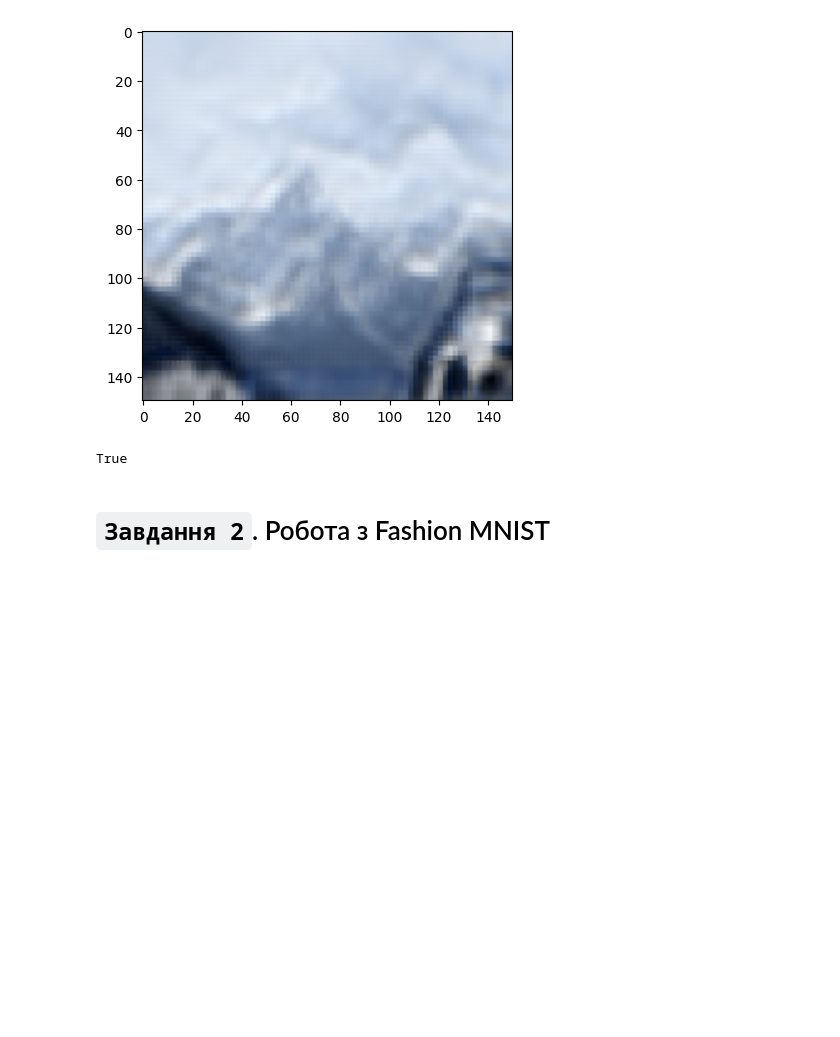
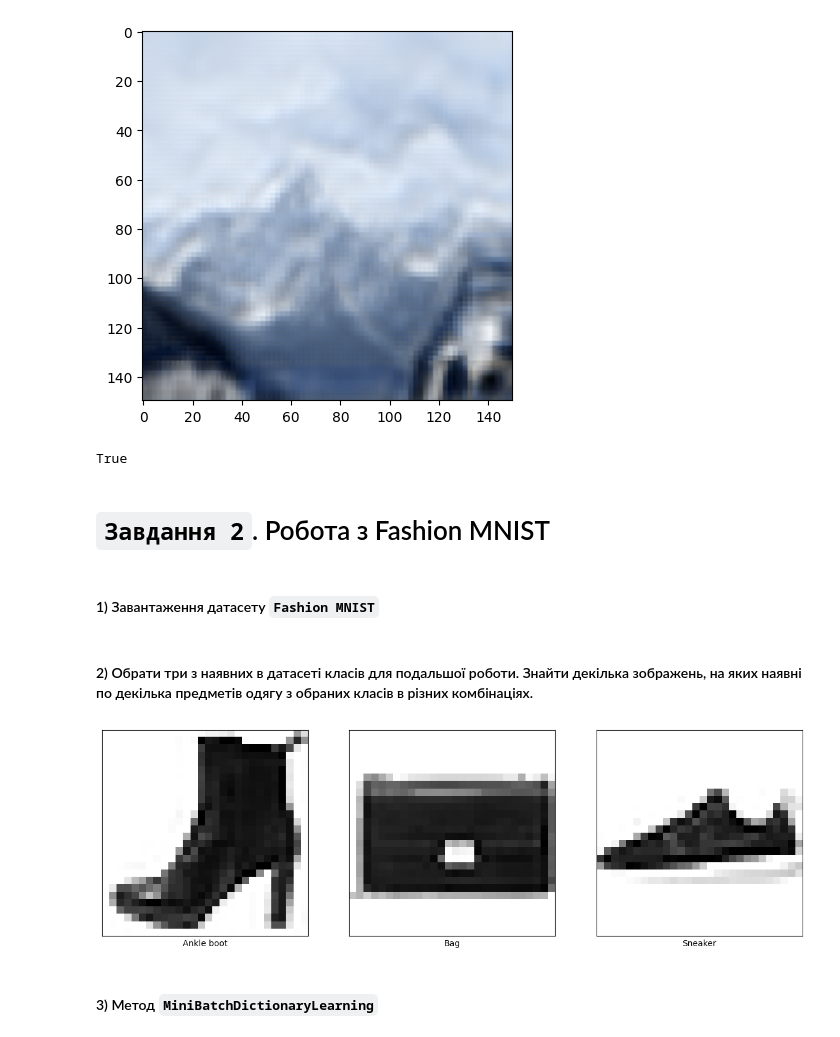
Before and after one commit to ulyagram77/Intelligent_Data_Analysis_Labs, a Jupyter notebook: Laboratorna6/lab6.ipynb, the cells around one changed output. Cells and saved outputs as stored; diff of their text form; code cells hidden in the pictures; blank space fills up the shorter version.

```diff
--- a/Laboratorna6/lab6.ipynb
+++ b/Laboratorna6/lab6.ipynb
@@ -248,3 +252,40 @@ Mean Squared Error (MSE): 34153.51037200692
 True
 # %% [markdown]
 # **`Завдання 2`**. Робота з Fashion MNIST
+# %% [markdown]
+#### 1) Завантаження датасету `Fashion MNIST`
+# %%
+(X_train, y_train), (_, _) = fashion_mnist.load_data()
+# %%
+selected_classes = [9, 8, 7]
+X_train_select = X_train[np.isin(y_train, selected_classes)]
+y_train_select = y_train[np.isin(y_train, selected_classes)]
+
+X_train_shuff, _, y_train_shuff, _ = train_test_split(X_train_select, y_train_select, test_size=0.1, random_state=42, stratify=y_train_select)
+
+X_train_shuff = X_train_shuff[:900]
+y_train_shuff = y_train_shuff[:900]
+# %% [markdown]
+#### 2) Обрати три з наявних в датасетi класiв для подальшої роботи. Знайти декiлька зображень, на яких наявнi по декiлька предметiв одягу з обраних класiв в рiзних комбiнацiях.
+# %%
+class_names = ['Tshirt/top', 'Trouser', 'Pullover', 'Dress', 'Coat', 'Sandal', 'Shirt', 'Sneaker', 'Bag', 'Ankle boot']
+# %%
+def display_one_image_per_class(images, labels, class_names):
+    plt.figure(figsize=(15, 5))
+
+    for i, class_id in enumerate(selected_classes):
+        class_indices = np.where(labels == class_id)[0]
+        image_index = class_indices[0]
+
+        plt.subplot(1, len(selected_classes), i + 1)
+        plt.xticks([])
+        plt.yticks([])
+        plt.grid(False)
+        plt.imshow(images[image_index], cmap=plt.cm.binary)
+        plt.xlabel(class_names[class_id])
+
+    plt.show()
+
+display_one_image_per_class(X_train_shuff, y_train_shuff, class_names)
+# %% [output]
+[figure, added]
@@ -250,0 +300,2 @@ True
+# %% [markdown]
+#### 3) Метод `MiniBatchDictionaryLearning`
```
Also changed, not shown: parts of 10 cells of this notebook.
